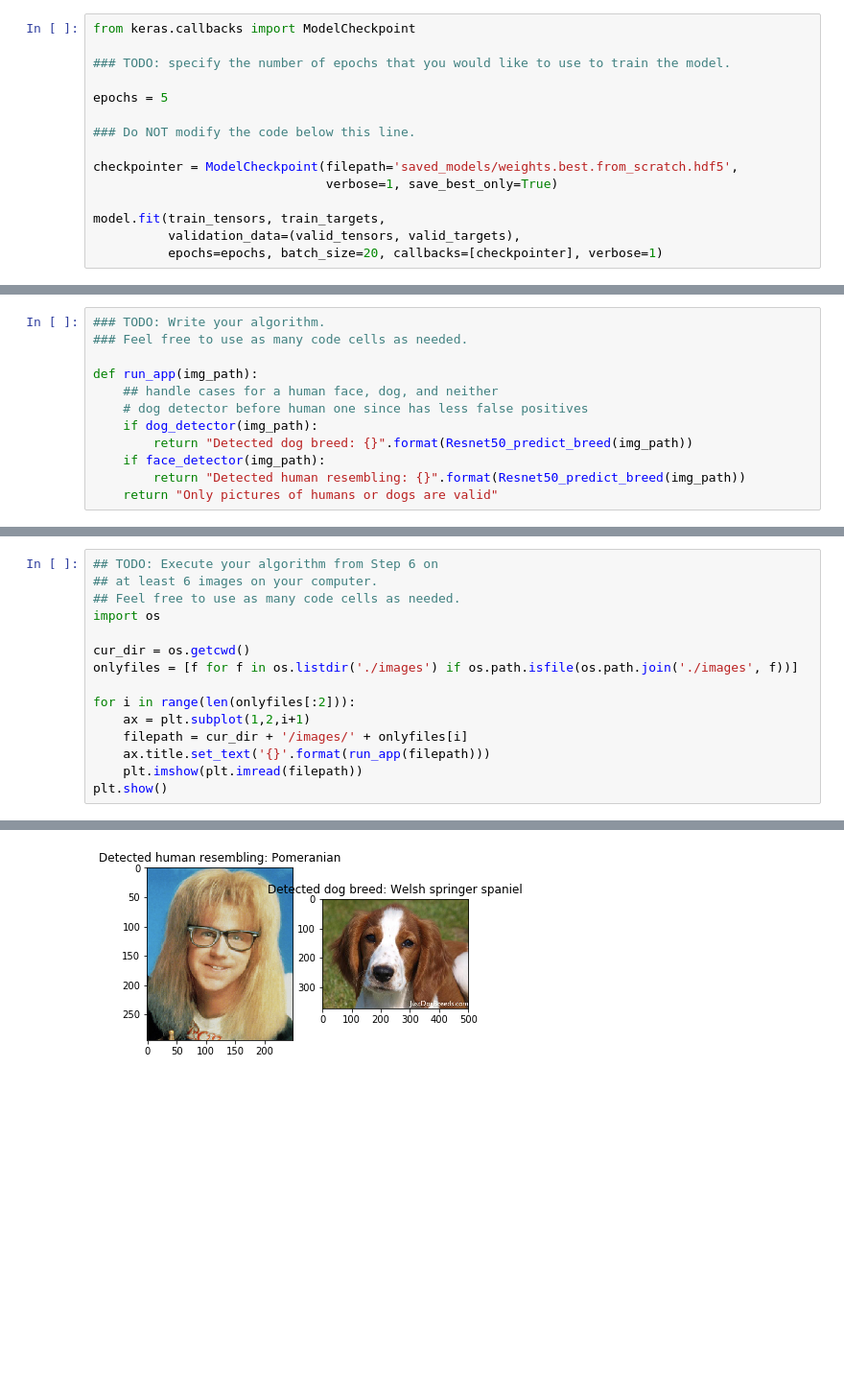
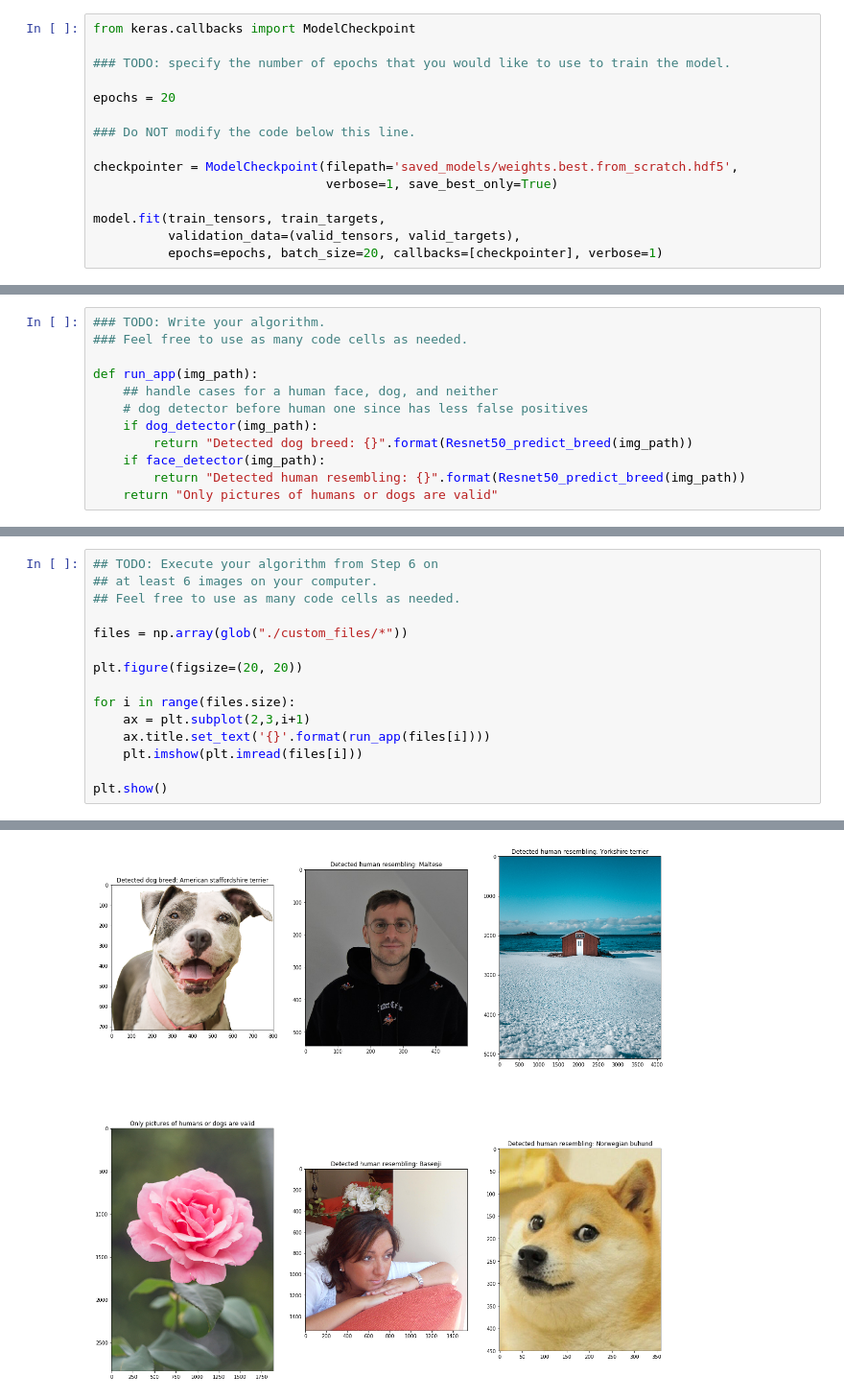
Before and after one commit to Ricmatgal/UD_final_assignment, a Jupyter notebook: dog_app.ipynb, the cells around one changed output, grey strips where cells are left out. Shown at 96% size. Saved outputs shown, nothing was run; the diff lists cells and outputs as text; blank space fills up the shorter version.

```diff
--- a/dog_app.ipynb
+++ b/dog_app.ipynb
@@ -417,7 +417,7 @@ from keras.callbacks import ModelCheckpoint
 
 ### TODO: specify the number of epochs that you would like to use to train the model.
 
-epochs = 5
+epochs = 20
 
 ### Do NOT modify the code below this line.
 
@@ -750,15 +760,15 @@ __Answer:__
 ## TODO: Execute your algorithm from Step 6 on
 ## at least 6 images on your computer.
 ## Feel free to use as many code cells as needed.
-import os
 
-cur_dir = os.getcwd()
-onlyfiles = [f for f in os.listdir('./images') if os.path.isfile(os.path.join('./images', f))]
+files = np.array(glob("./custom_files/*"))
 
-for i in range(len(onlyfiles[:2])):
-    ax = plt.subplot(1,2,i+1)
-    filepath = cur_dir + '/images/' + onlyfiles[i]
-    ax.title.set_text('{}'.format(run_app(filepath)))
-    plt.imshow(plt.imread(filepath))
+plt.figure(figsize=(20, 20))
+
+for i in range(files.size):
+    ax = plt.subplot(2,3,i+1)
+    ax.title.set_text('{}'.format(run_app(files[i])))
+    plt.imshow(plt.imread(files[i]))
+
 plt.show()
 # %% [output]
@@ -765 +777 @@ plt.show()
-[figure, old version]
+[figure, new version]
```
Also changed, not shown: parts of 11 cells of this notebook.
